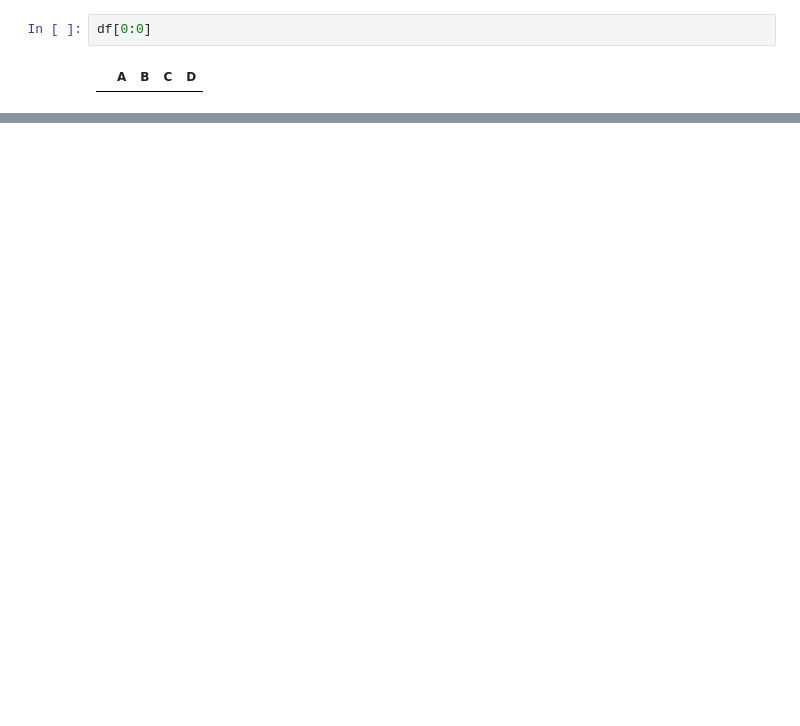
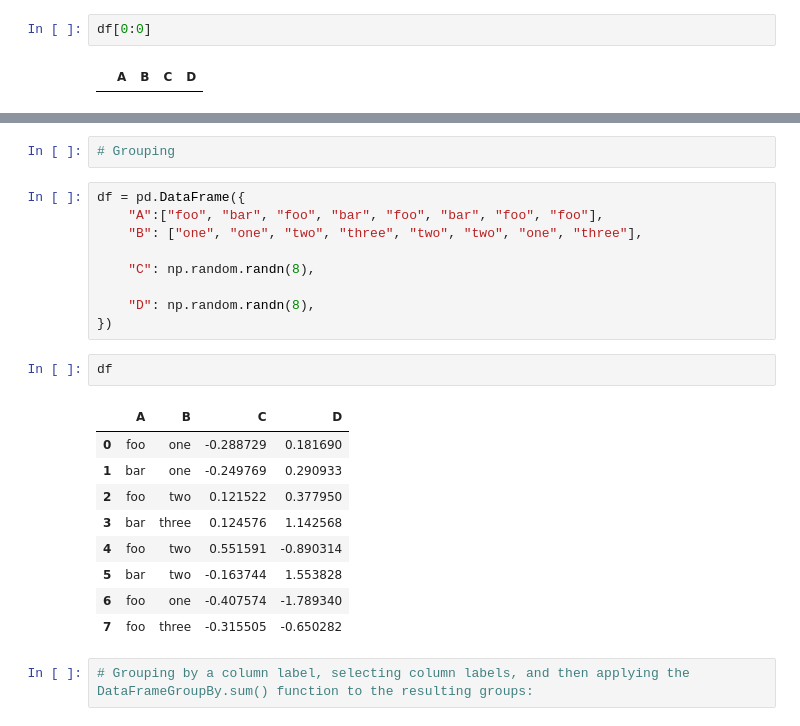
Before and after one commit to vieira-klgwn/learn_python_the_hard_way, a Jupyter notebook: module3/learning_pandas.ipynb, the cells around one changed output, grey strips where cells are left out. Drawn from its saved outputs; the diff is of its cells as text; blank space fills up the shorter version.

```diff
--- a/module3/learning_pandas.ipynb
+++ b/module3/learning_pandas.ipynb
@@ -211,0 +697,25 @@ df['20130102':'20130104']
+# %%
+# Grouping
+# %%
+df = pd.DataFrame({
+    "A":["foo", "bar", "foo", "bar", "foo", "bar", "foo", "foo"],
+    "B": ["one", "one", "two", "three", "two", "two", "one", "three"],
+
+    "C": np.random.randn(8),
+
+    "D": np.random.randn(8),
+})
+# %%
+df
+# %% [output]
+|  | A | B | C | D |
+| 0 | foo | one | -0.288729 | 0.181690 |
+| 1 | bar | one | -0.249769 | 0.290933 |
+| 2 | foo | two | 0.121522 | 0.377950 |
+| 3 | bar | three | 0.124576 | 1.142568 |
+| 4 | foo | two | 0.551591 | -0.890314 |
+| 5 | bar | two | -0.163744 | 1.553828 |
+| 6 | foo | one | -0.407574 | -1.789340 |
+| 7 | foo | three | -0.315505 | -0.650282 |
+# %%
+# Grouping by a column label, selecting column labels, and then applying the DataFrameGroupBy.sum() function to the resulting groups:
```
Also changed, not shown: parts of 124 cells of this notebook, 3 other files.
